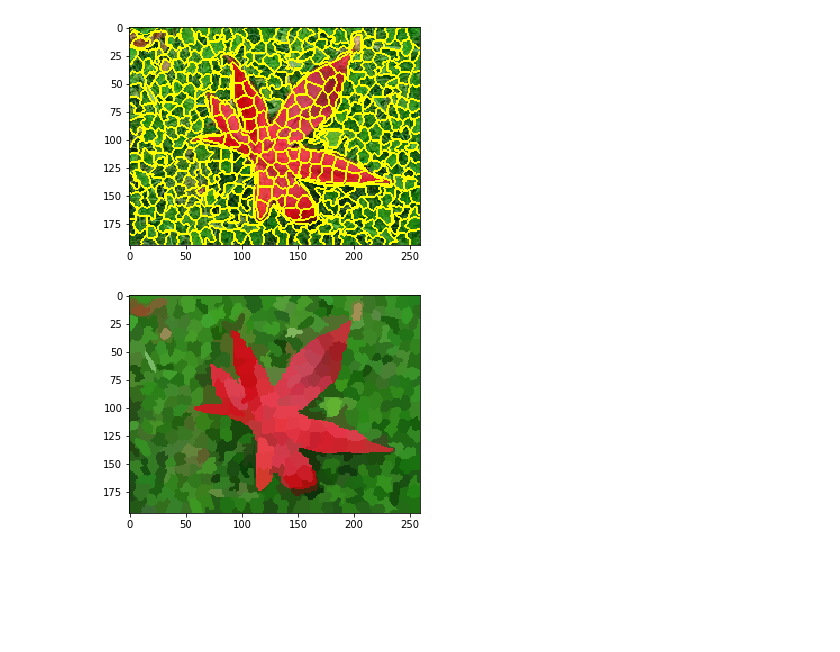
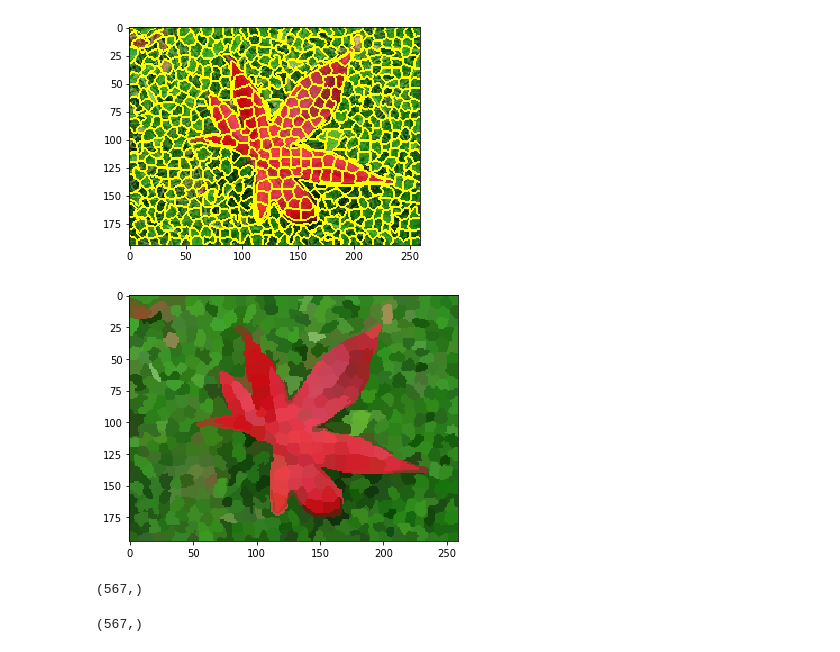
Before and after one commit to deepaksinghcv/Contrast-Based-Filtering-for-Salient-Region-Detection, a Jupyter notebook: code/src/Super_pixels.ipynb, the cells around one changed output. Saved outputs shown, nothing was run; the diff lists cells and outputs as text; code cells hidden in the pictures; blank space fills up the shorter version.

```diff
--- a/code/src/Super_pixels.ipynb
+++ b/code/src/Super_pixels.ipynb
@@ -97,19 +128,15 @@ IndentationError: unexpected indent (<ipython-input-97-b62af3512b71>, line 2)
-# %%
-from skimage import io
-image=io.imread('flower.jpg')
-c,p = abstract(image)
-# %% [output]
-[figure, removed]
-# %%
-
-image_copy=np.copy(image_norm)
-for i in range (r):
-    for j in range (c):
-        image_copy[i,j]= np.median(d[segments[i,j]],axis=0)
-        d_uniqueness[segments[i,j]].append([[i,j] ,[image_copy[i,j]]])
-cv2.imwrite('image_copy.jpg',(image_copy * 255).astype('uint8'))
-im=cv2.cvtColor((image_copy * 255).astype('uint8'), cv2.COLOR_BGR2RGB)
-plt.imshow(im)
-plt.show()
-# %% [output]
-[figure, removed]
+# %%
+from skimage import io
+image=io.imread('flower.jpg')
+image_uniqueness=np.zeros((image_norm.shape[0],image_norm.shape[1],3))
+image_distribution=np.zeros((image_norm.shape[0],image_norm.shape[1],3))
+
+colors=[]
+positions=[]
+colors,positions,seg,d_p,o,d_u = abstract(image)
+io.imshow(o)
+io.show()
+#d_u
+# %% [output]
+[figure, added]
+[figure, added]
@@ -115,0 +201,10 @@ plt.show()
+# %%
+Uniqueness=uniquenessAssignment(colors,positions)
+Uniqueness.shape
+# %% [output]
+(567,)
+# %%
+dist=distributionAssignment(colors,positions)
+dist.shape
+# %% [output]
+(567,)
```
Also changed, not shown: parts of 8 cells of this notebook.
